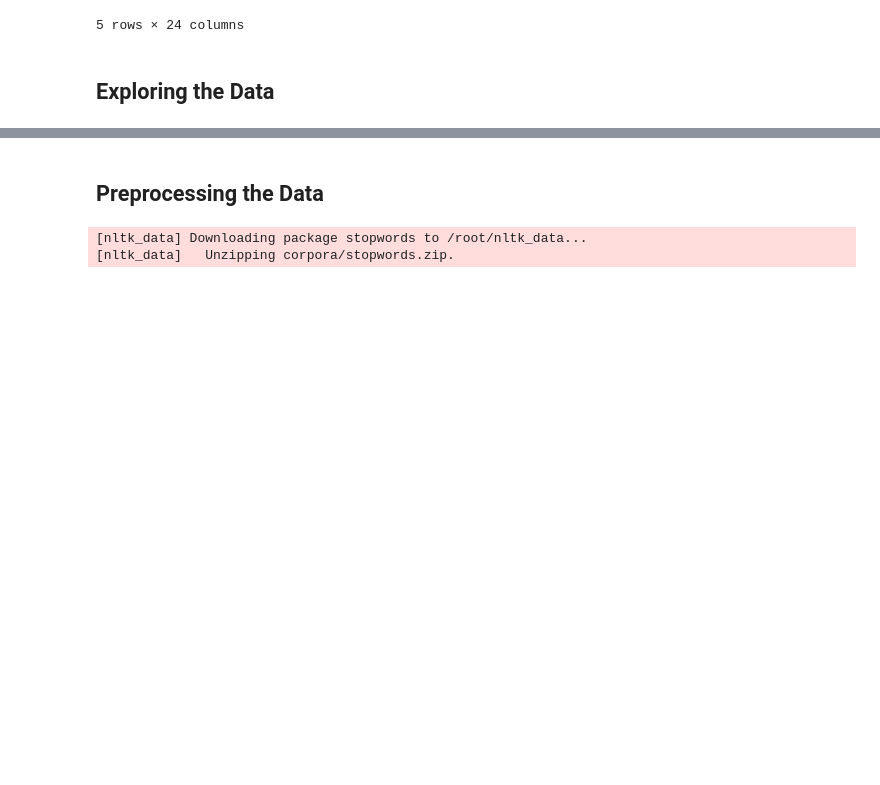
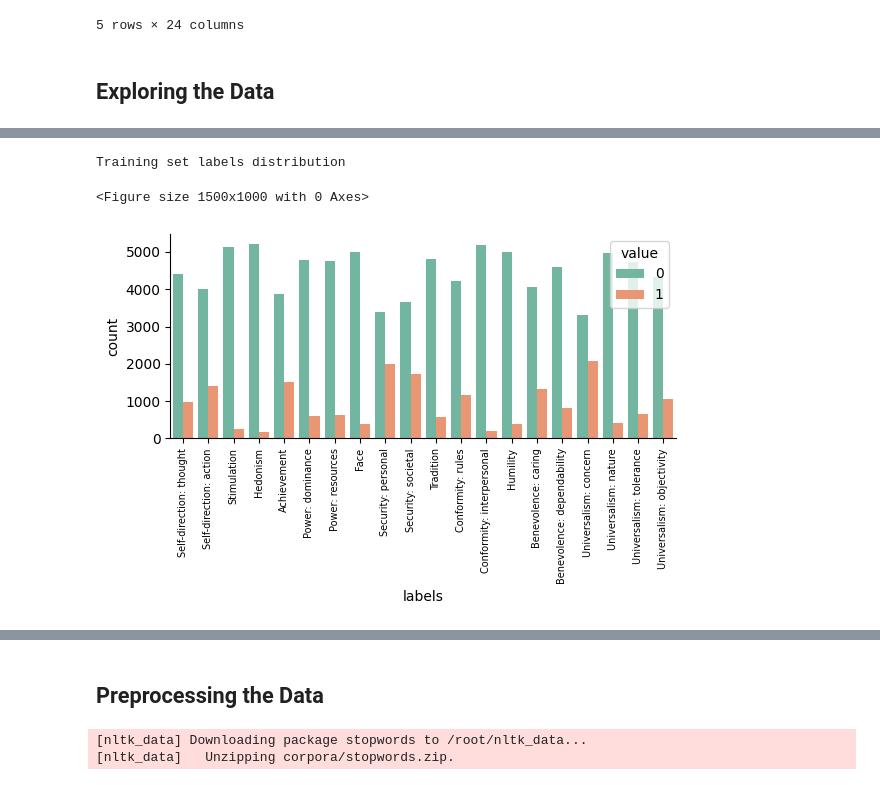
Before and after one commit to send-an-SMS/Unibo-NLP-Project, a Jupyter notebook: debug_2.ipynb, the cells around one changed output, grey strips where cells are left out. Cells and saved outputs as stored; diff of their text form; code cells hidden in the pictures; blank space fills up the shorter version.

```diff
--- a/debug_2.ipynb
+++ b/debug_2.ipynb
@@ -119,0 +208,26 @@ df_test.head()
+# %%
+print("Training set labels distribution")
+plt.figure(figsize=(15,10))
+
+# create a DataFrame with all the columns to be plotted
+plot_data = pd.melt(df_train[columns[4:]], var_name='labels')
+
+# plot the data with catplot
+g = sns.catplot(data=plot_data,
+                x='labels',
+                hue='value',
+                kind='count',
+                height=4,
+                aspect=1.5,
+                palette='Set2',
+                legend_out=False)
+
+# rotate the x-axis tick labels and set the font size
+g.set_xticklabels(rotation=90, fontsize=7)
+
+plt.tight_layout()
+plt.show()
+# %% [output]
+Training set labels distribution
+<Figure size 1500x1000 with 0 Axes>
+[figure, added]
```
Also changed, not shown: parts of 33 cells of this notebook.
